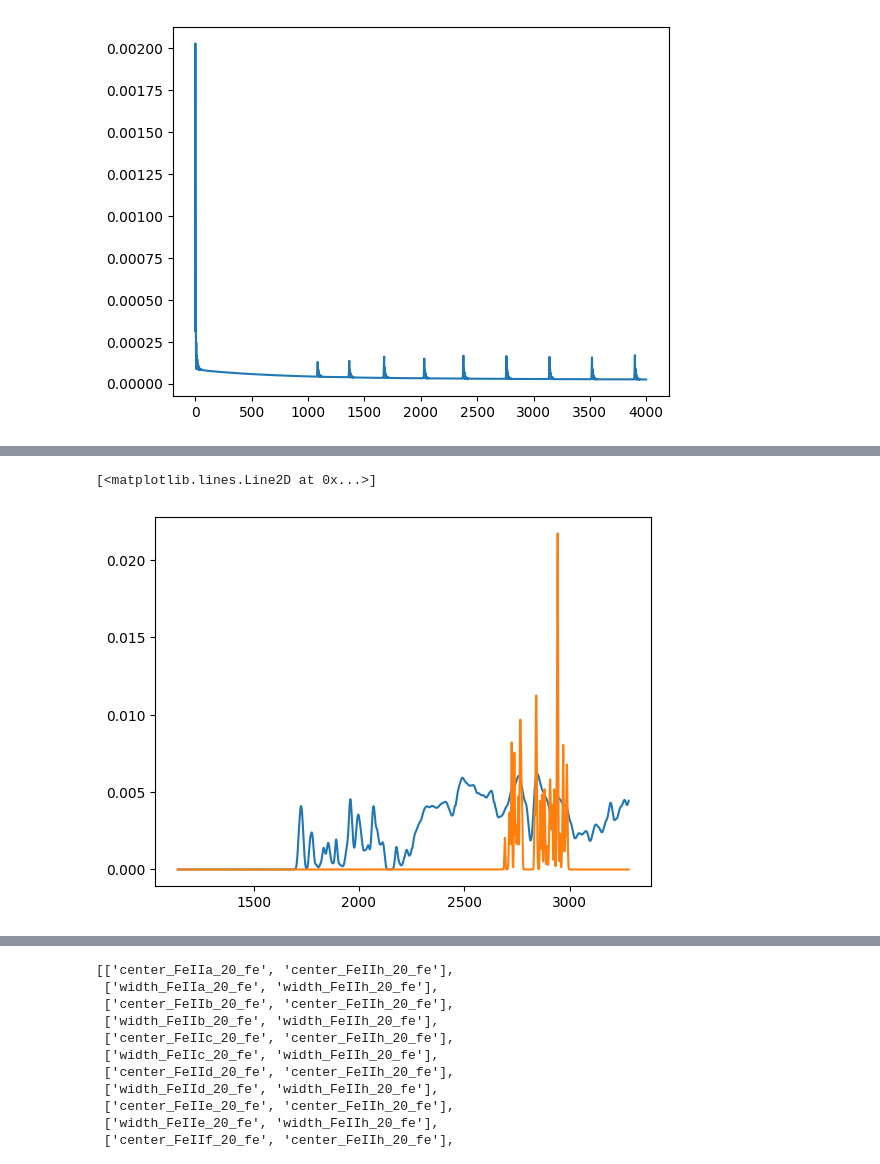
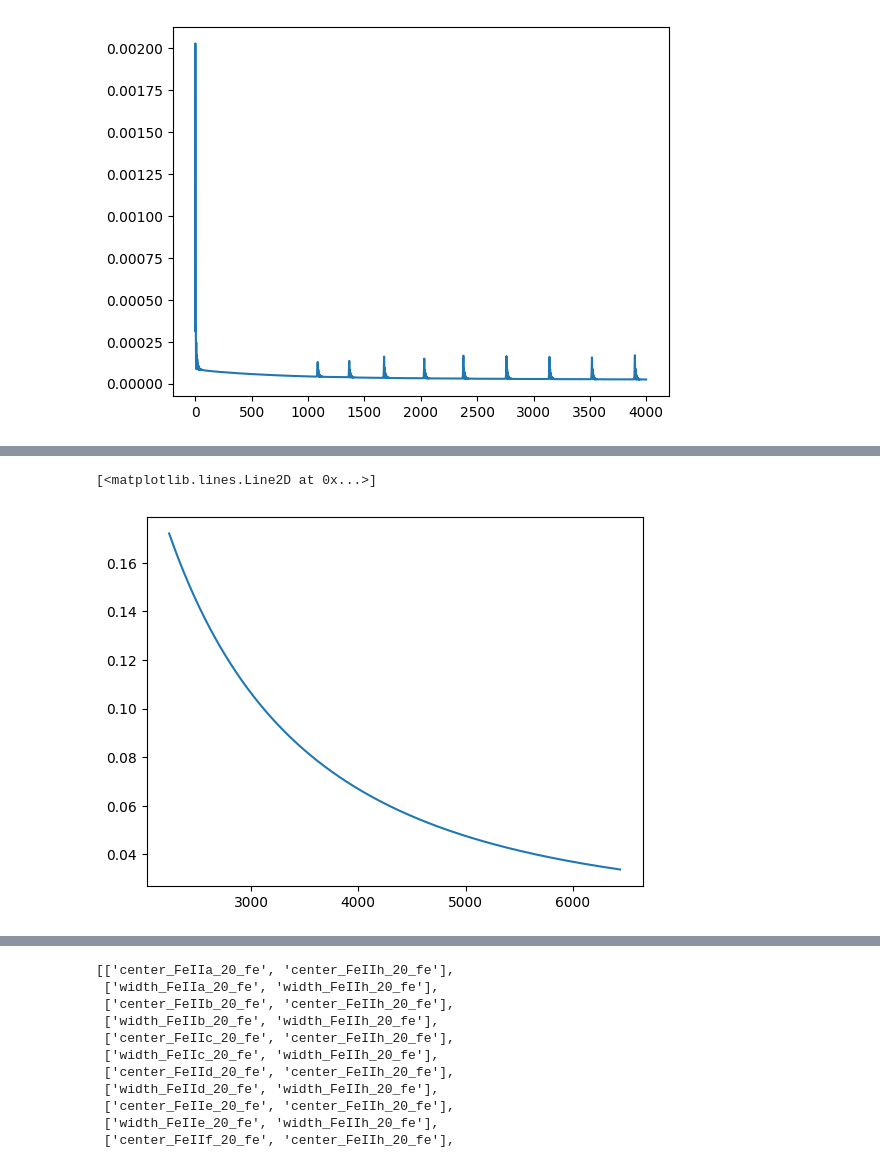
Before and after one commit to felavila/sheap, a Jupyter notebook: notebooks/building_complex_regions.ipynb, the cells around one changed output, grey strips where cells are left out. Drawn from its saved outputs; the diff is of its cells as text; code cells hidden in the pictures.

```diff
--- a/notebooks/building_complex_regions.ipynb
+++ b/notebooks/building_complex_regions.ipynb
@@ -100,4 +221,4 @@ Spectra = test_clase.spectra
 # from sheap.RegionHandler.RegionFittingv2 import RegionFittingv2,is_list_of_SpectralLine
 # from sheap.RegionHandler.suportclass import SpectralLine
 # %%
-region = RegionBuilder(1200, 4000,template_mode_fe=False,n_broad=1,add_outflow=True,by_region=True,force_linear=False)
+region = RegionBuilder(4400, 5600,template_mode_fe=True,n_broad=2,add_outflow=True,by_region=True,force_linear=False,add_balmercontiniumm=True)
@@ -173,7 +289,7 @@ plt.plot(np.array(aja.loss).T[0])
 # %%
 from jax import jit,vmap
 from sheap.Fitting.utils import combine_auto
-ff = aja.mapping_lines("kind","fe")
+ff = aja.mapping_lines("region","continuum")
 profile_functions = list(ff["profile_functions"])
 id_params = list(ff["profile_params_index_list"])
 combine = jit(combine_auto(profile_functions))
@@ -182,7 +317,7 @@ Fe_2 = comb_v(aja.spec[:,0,:],aja.params[:,id_params])
 # %%
 n = 8
-plt.plot(aja.spec[:,0,:][n],Fe[n])
+#plt.plot(aja.spec[:,0,:][n],Fe[n])
 plt.plot(aja.spec[:,0,:][n],Fe_2[n])
 # %% [output]
 [<matplotlib.lines.Line2D at 0x...>]
-[figure, old version]
+[figure, new version]
```
Also changed, not shown: parts of 36 cells of this notebook, 35 other files.
